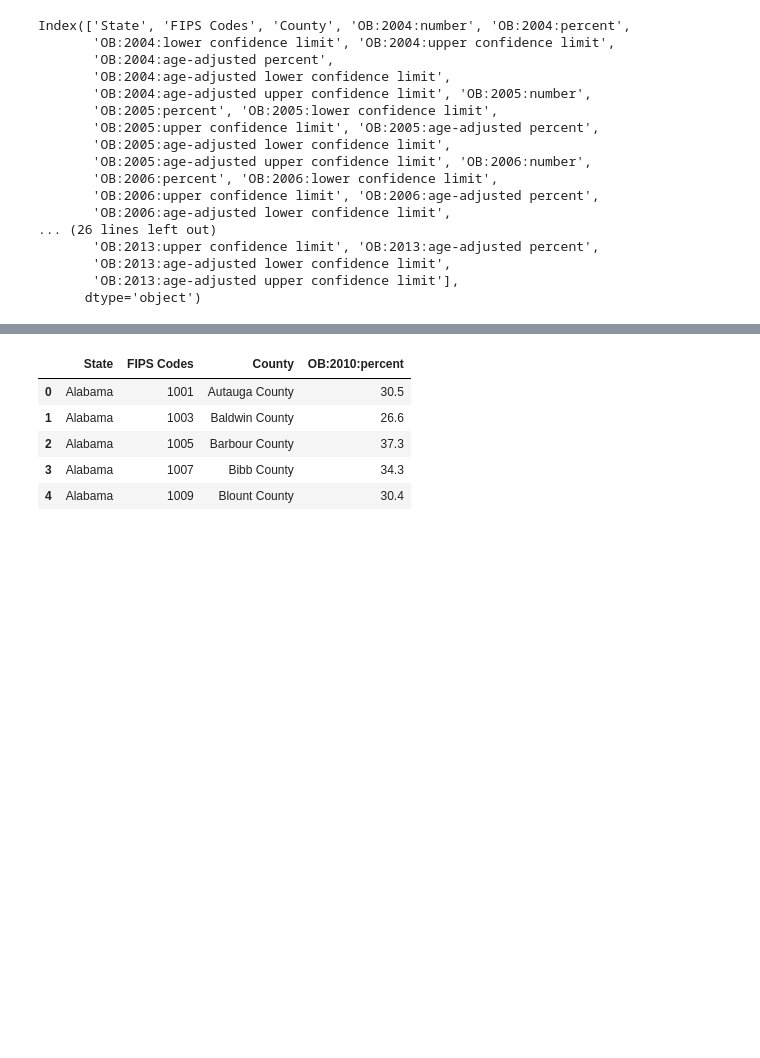
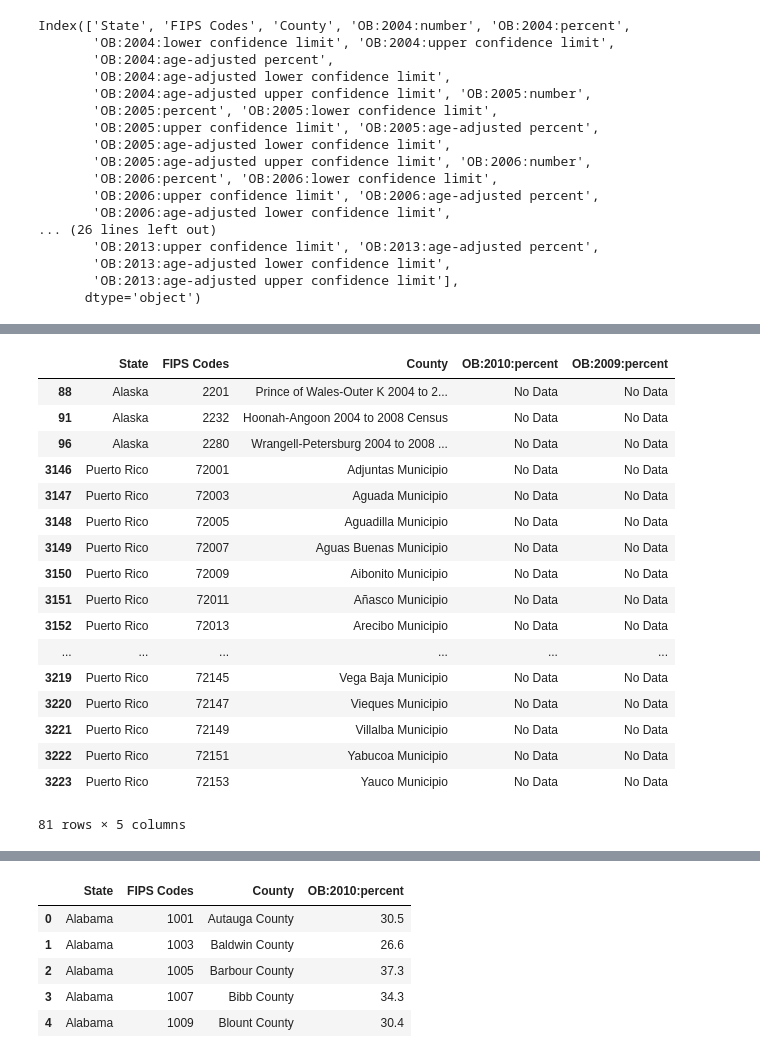
Before and after one commit to lbordz/diabetes-rates-prediction, a Jupyter notebook: data_cleaning/A-Obtaining_Data-6-obesity.ipynb, the cells around one changed output, grey strips where cells are left out. Drawn from its saved outputs; the diff is of its cells as text; code cells hidden in the pictures; blank space fills up the shorter version.

```diff
--- a/data_cleaning/A-Obtaining_Data-6-obesity.ipynb
+++ b/data_cleaning/A-Obtaining_Data-6-obesity.ipynb
@@ -65,12 +65,12 @@ Index(['State', 'FIPS Codes', 'County', 'number', 'percent',
        'age-adjusted upper confidence limit.9'],
       dtype='object')
 # %%
-x = np.array(new_col_names + ob_data.columns)
+new_col_names_long = np.array(new_col_names + ob_data.columns)
 # %%
-for i in range(10, len(x)):
-    x[i] = x[i][:-2]
+for i in range(10, len(new_col_names_long)):
+    new_col_names_long[i] = new_col_names_long[i][:-2]
 # %%
-ob_data.columns = x
+ob_data.columns = new_col_names_long
 # %%
 ob_data.head()
 # %% [output]
@@ -103,0 +107,2 @@ Index(['State', 'FIPS Codes', 'County', 'OB:2004:number', 'OB:2004:percent',
+# %%
+ob2 = ob_data[['State', 'FIPS Codes', 'County', 'OB:2010:percent', 'OB:2009:percent']]
@@ -103,0 +122,21 @@ Index(['State', 'FIPS Codes', 'County', 'OB:2004:number', 'OB:2004:percent',
+# %%
+ob2[ob2[['OB:2010:percent', "OB:2009:percent"]].applymap(np.isreal).sum(axis = 1) < 2]
+# %% [output]
+|  | State | FIPS Codes | County | OB:2010:percent | OB:2009:percent |
+| 88 | Alaska | 2201 | Prince of Wales-Outer K 2004 to 2... | No Data | No Data |
+| 91 | Alaska | 2232 | Hoonah-Angoon 2004 to 2008 Census | No Data | No Data |
+| 96 | Alaska | 2280 | Wrangell-Petersburg 2004 to 2008 ... | No Data | No Data |
+| 3146 | Puerto Rico | 72001 | Adjuntas Municipio | No Data | No Data |
+| 3147 | Puerto Rico | 72003 | Aguada Municipio | No Data | No Data |
+| 3148 | Puerto Rico | 72005 | Aguadilla Municipio | No Data | No Data |
+| 3149 | Puerto Rico | 72007 | Aguas Buenas Municipio | No Data | No Data |
+| 3150 | Puerto Rico | 72009 | Aibonito Municipio | No Data | No Data |
+| 3151 | Puerto Rico | 72011 | Añasco Municipio | No Data | No Data |
+| 3152 | Puerto Rico | 72013 | Arecibo Municipio | No Data | No Data |
+| ... | ... | ... | ... | ... | ... |
+| 3219 | Puerto Rico | 72145 | Vega Baja Municipio | No Data | No Data |
+| 3220 | Puerto Rico | 72147 | Vieques Municipio | No Data | No Data |
+| 3221 | Puerto Rico | 72149 | Villalba Municipio | No Data | No Data |
+| 3222 | Puerto Rico | 72151 | Yabucoa Municipio | No Data | No Data |
+| 3223 | Puerto Rico | 72153 | Yauco Municipio | No Data | No Data |
+81 rows × 5 columns
```
Also changed, not shown: parts of 11 cells of this notebook.
